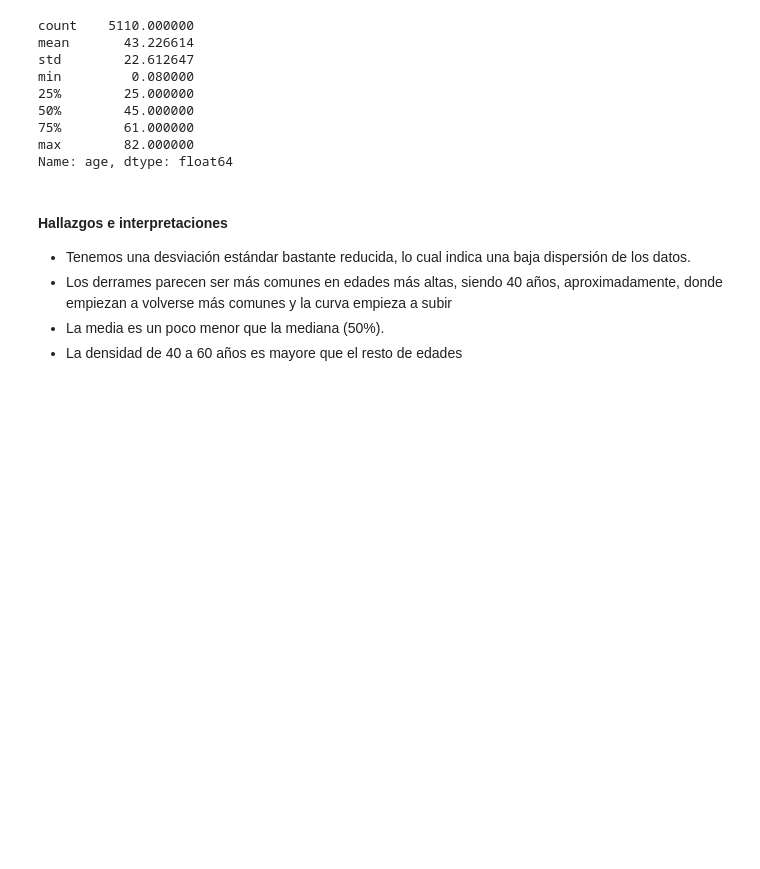
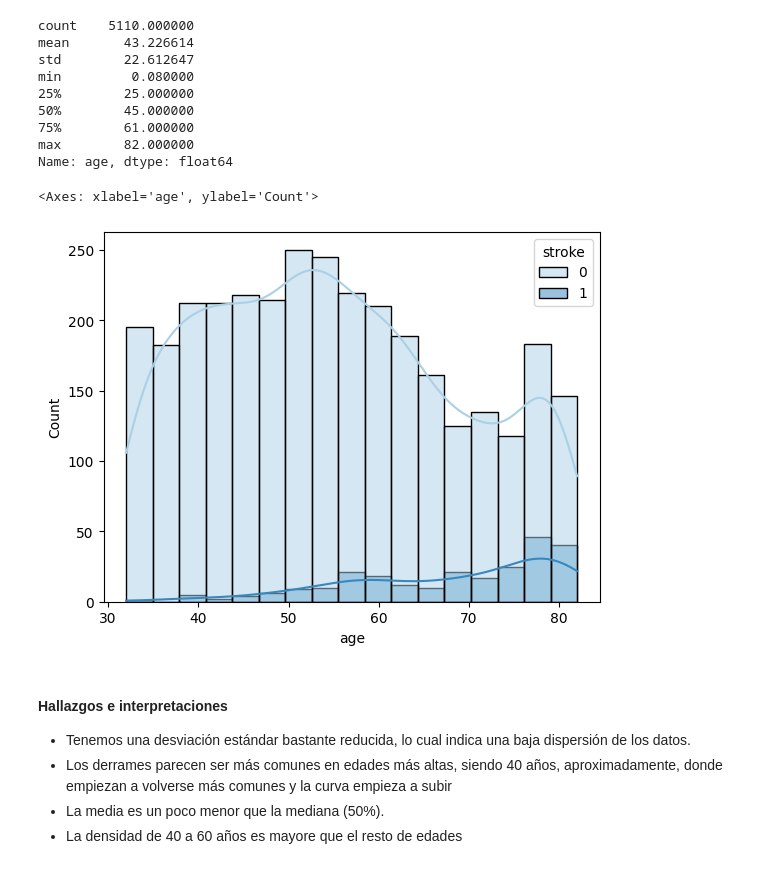
Before and after one commit to Axel2293/PAD, a Jupyter notebook: analisis.ipynb, the cells around one changed output. Drawn from its saved outputs; the diff is of its cells as text; code cells hidden in the pictures; blank space fills up the shorter version.

```diff
--- a/analisis.ipynb
+++ b/analisis.ipynb
@@ -545,6 +545,12 @@ min         0.080000
 75%        61.000000
 max        82.000000
 Name: age, dtype: float64
+# %%
+filter_age_df=data.loc[data['age']>=32]
+sns.histplot(data=filter_age_df, x="age", hue="stroke", kde=True, palette="Blues")
+# %% [output]
+<Axes: xlabel='age', ylabel='Count'>
+[figure, added]
 # %% [markdown]
 #### Hallazgos e interpretaciones
 - Tenemos una desviación estándar bastante reducida, lo cual indica una baja dispersión de los datos.
```
Also changed, not shown: parts of 58 cells of this notebook, 2 other files.
